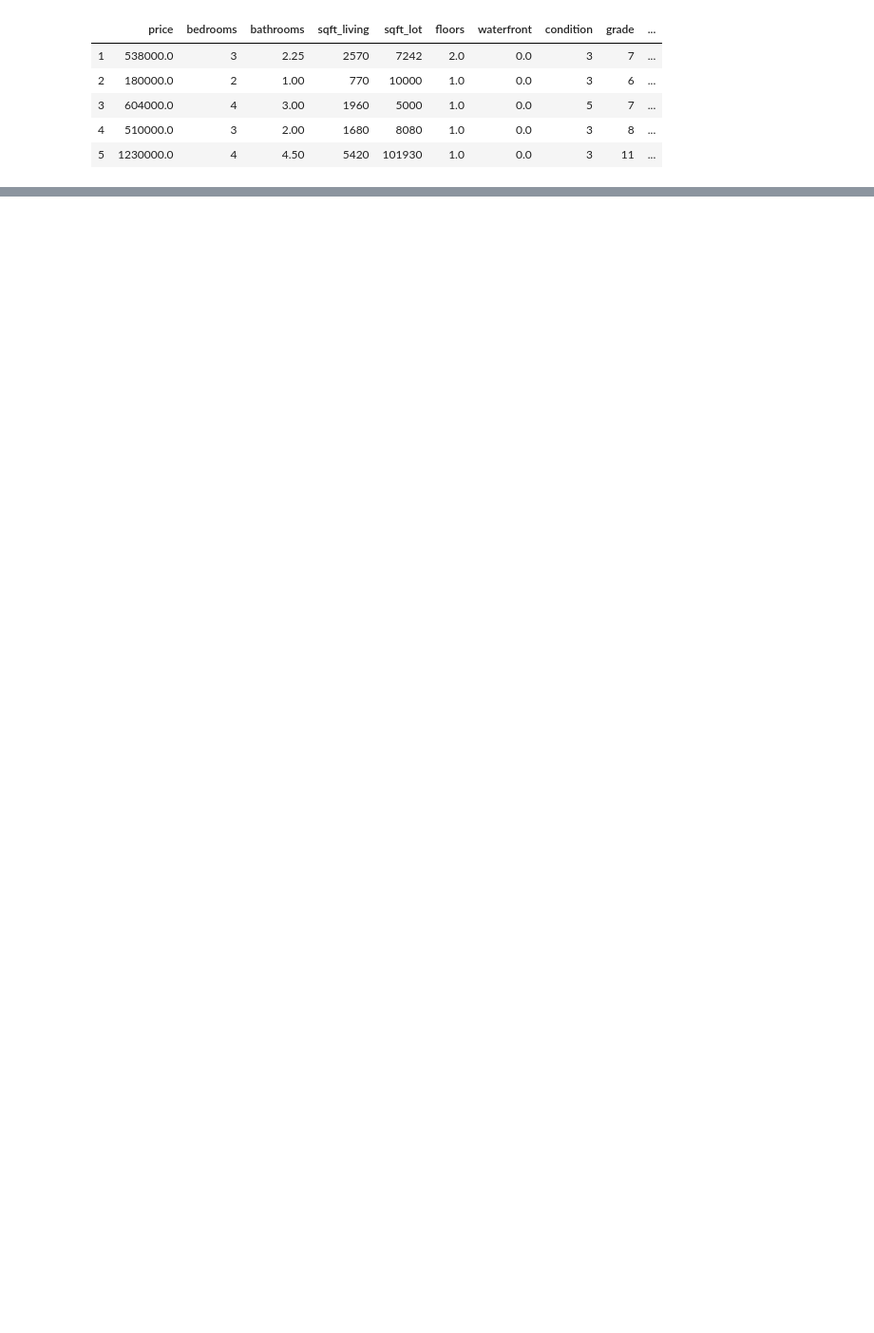
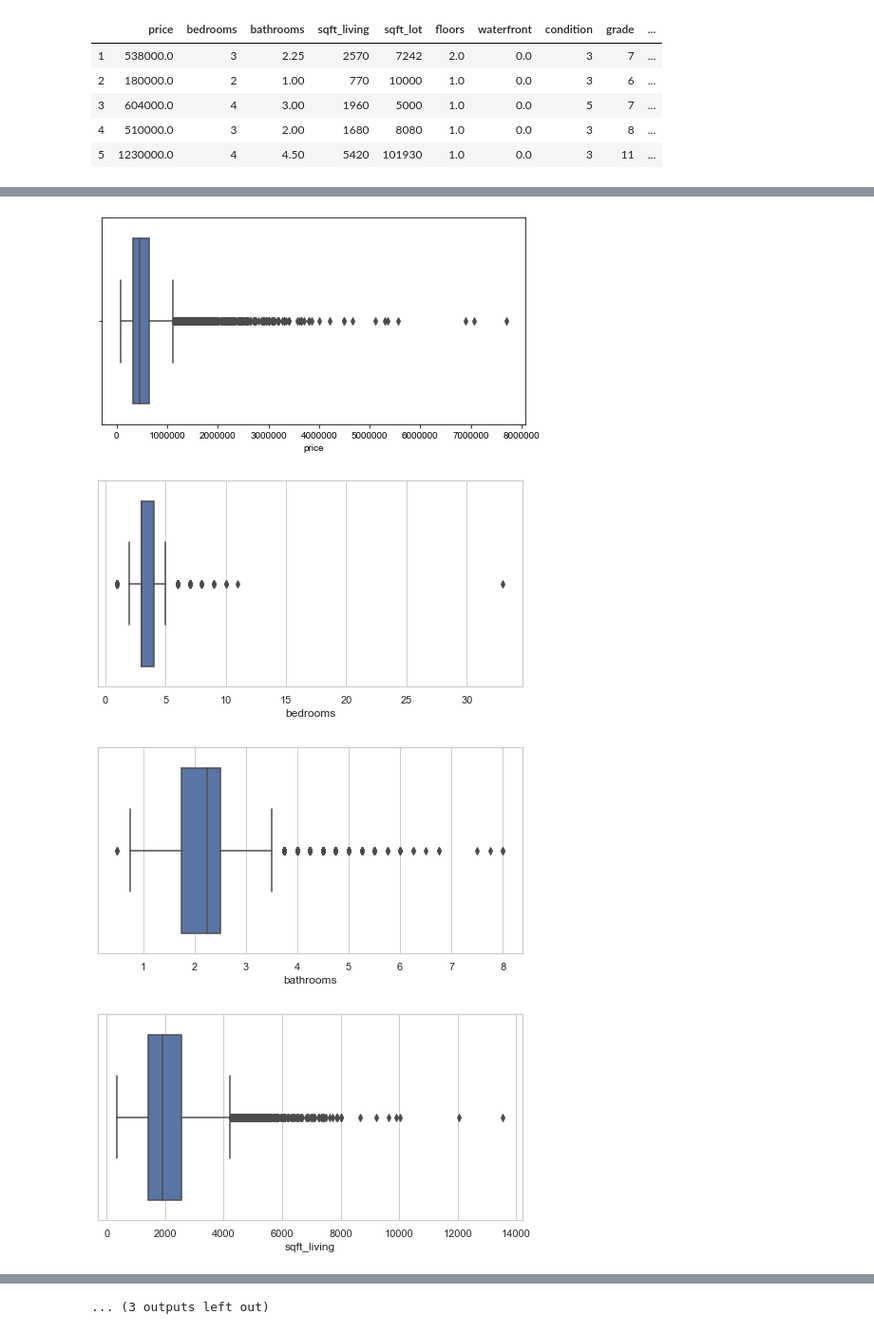
Before and after one commit to bobbyiestofjos/mod_2_project, a Jupyter notebook: data/eda.ipynb, the cells around one changed output, grey strips where cells are left out. Shown at 95% size. Cells and saved outputs as stored; diff of their text form; code cells hidden in the pictures; blank space fills up the shorter version.

```diff
--- a/data/eda.ipynb
+++ b/data/eda.ipynb
@@ -53,10 +61,15 @@ memory usage: 3.2+ MB
 # Create a dataframe for variables used for the model
 
 # Drop irrelevant columns
+# id
+# date
+# view
+# lat/long
+# sqft_living15/sqft_lot15'
 df_data = df.drop(columns=['id', 'date', 'view', 'lat', 'long', 'sqft_living15', 'sqft_lot15'])
 
-# Create a size_ratio column
-df_data['size_ratio'] = df_data.sqft_living / df_data.sqft_lot
+# Create a living_density column that compares the living area to the lot area
+df_data['living_density'] = df_data.sqft_living / df_data.sqft_lot
 
 df_data.head()
 # %% [output]
@@ -91,0 +119,12 @@ memory usage: 2.3 MB
+# %%
+columns = df_data.columns
+
+for column in columns:
+    fig, ax = plt.subplots(figsize=(8,4))
+    sns.set(style='whitegrid')
+    sns.boxplot(df_data[column])
+# %% [output]
+[figure, added]
+[figure, added]
+[figure, added]
+[figure, added]
@@ -91,0 +139 @@ memory usage: 2.3 MB
+... (3 outputs left out)
```
Also changed, not shown: parts of 29 cells of this notebook, 3 other files.
